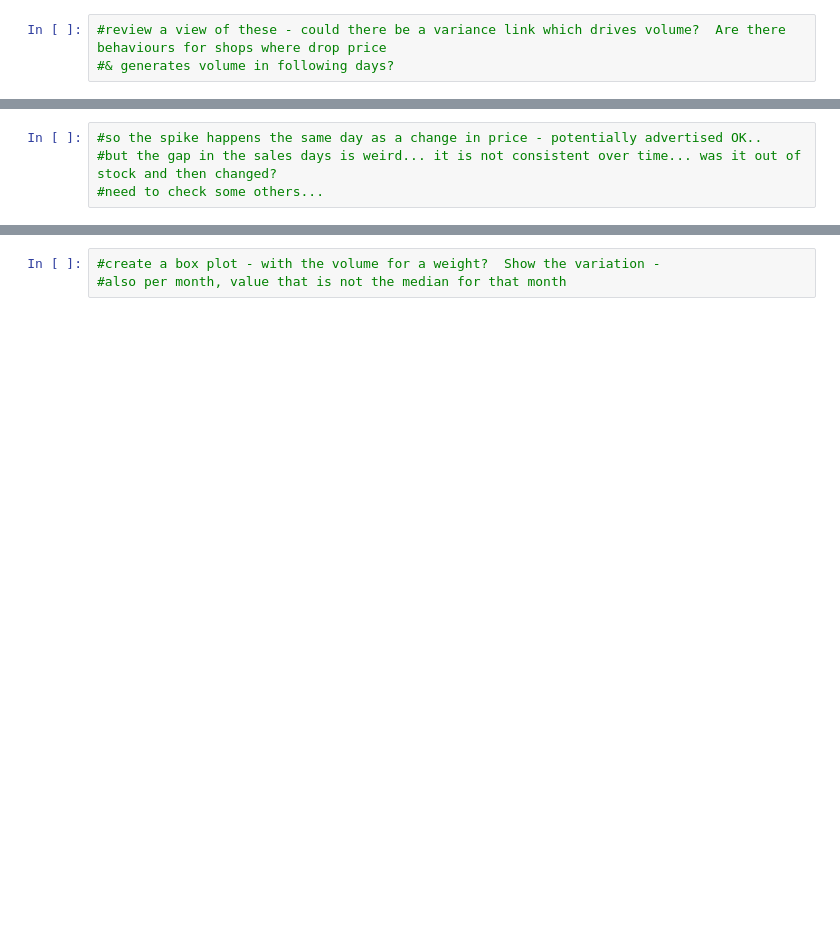
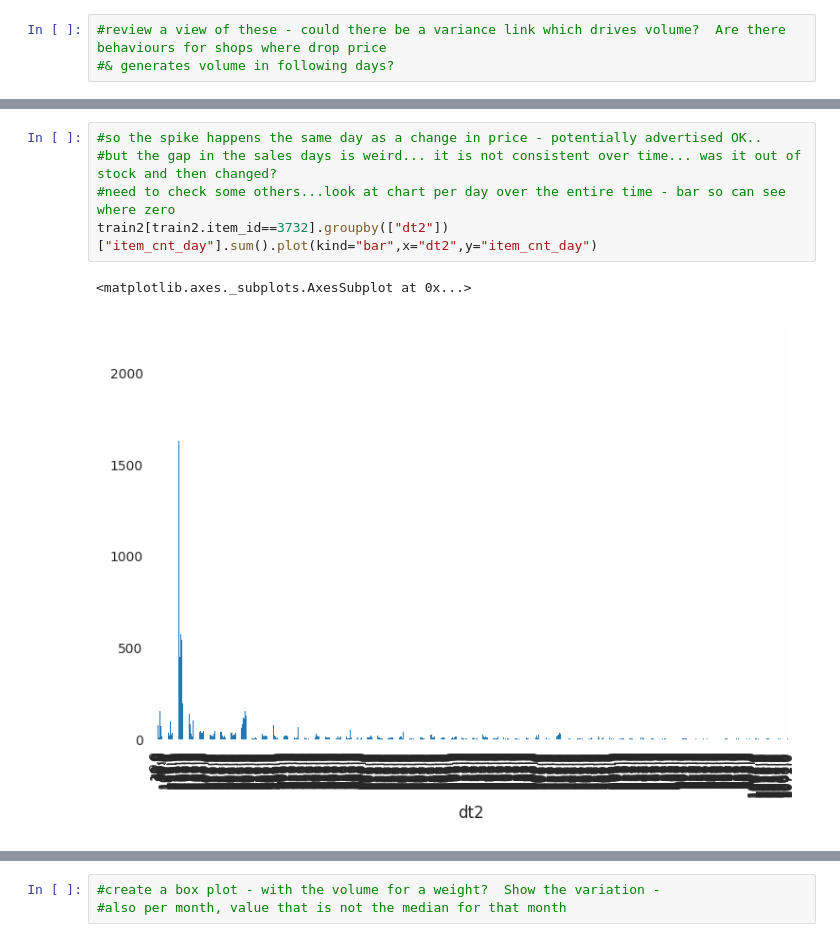
Before and after one commit to jamesoliver1981/Future_Sales, a Jupyter notebook: jupyter/EDA_J2_04_Price_variation.ipynb, the cells around one changed output, grey strips where cells are left out. Saved outputs shown, nothing was run; the diff lists cells and outputs as text; blank space fills up the shorter version.

```diff
--- a/jupyter/EDA_J2_04_Price_variation.ipynb
+++ b/jupyter/EDA_J2_04_Price_variation.ipynb
@@ -131,4 +128,8 @@ plt.axes().set_xlim([240,300])
 # %%
 #so the spike happens the same day as a change in price - potentially advertised OK..
 #but the gap in the sales days is weird... it is not consistent over time... was it out of stock and then changed?
-#need to check some others...
+#need to check some others...look at chart per day over the entire time - bar so can see where zero
+train2[train2.item_id==3732].groupby(["dt2"])["item_cnt_day"].sum().plot(kind="bar",x="dt2",y="item_cnt_day")
+# %% [output]
+<matplotlib.axes._subplots.AxesSubplot at 0x...>
+[figure, added]
```
Also changed, not shown: parts of 7 cells of this notebook.
